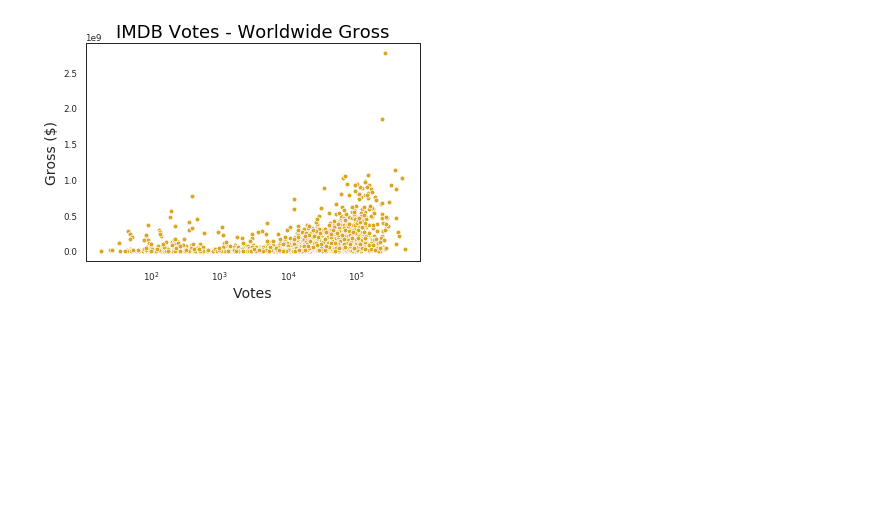
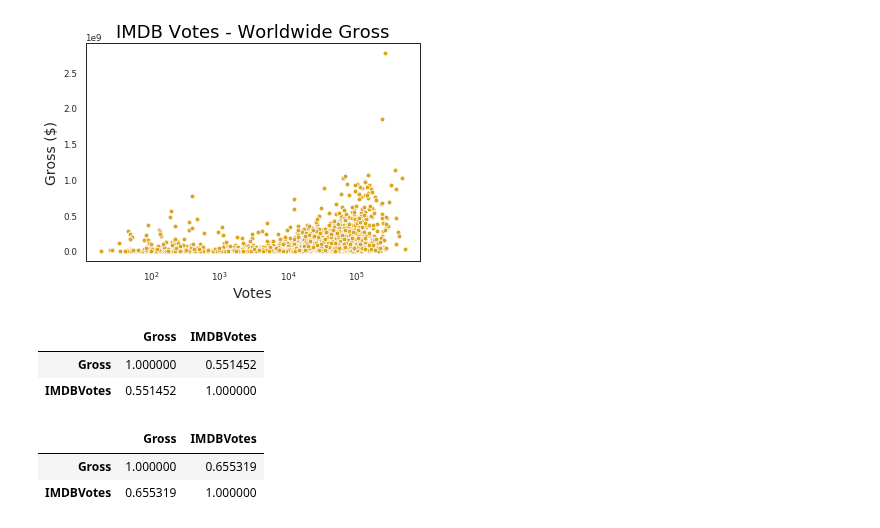
Before and after one commit to ioannapap/movies_data-mining_analysis, a Jupyter notebook: movies_analysis.ipynb, the cells around one changed output. Drawn from its saved outputs; the diff is of its cells as text; code cells hidden in the pictures; blank space fills up the shorter version.

```diff
--- a/movies_analysis.ipynb
+++ b/movies_analysis.ipynb
@@ -257,3 +258,17 @@ plt.ylabel('Gross ($)', fontsize = 14)
 plt.savefig('VotesGross_Scatterplot.png')
 # %% [output]
 [figure]
+# %%
+#Pearson correlation: Worldwide Gross and IMDB Votes
+gross_votes_df.corr(method = 'pearson')
+# %% [output]
+|  | Gross | IMDBVotes |
+| Gross | 1.000000 | 0.551452 |
+| IMDBVotes | 0.551452 | 1.000000 |
+# %%
+#Spearman correlation: Worldwide Gross and IMDB Votes
+gross_votes_df.corr(method = 'spearman')
+# %% [output]
+|  | Gross | IMDBVotes |
+| Gross | 1.000000 | 0.655319 |
+| IMDBVotes | 0.655319 | 1.000000 |
```
Also changed, not shown: parts of 2 cells of this notebook, 1 other file.
